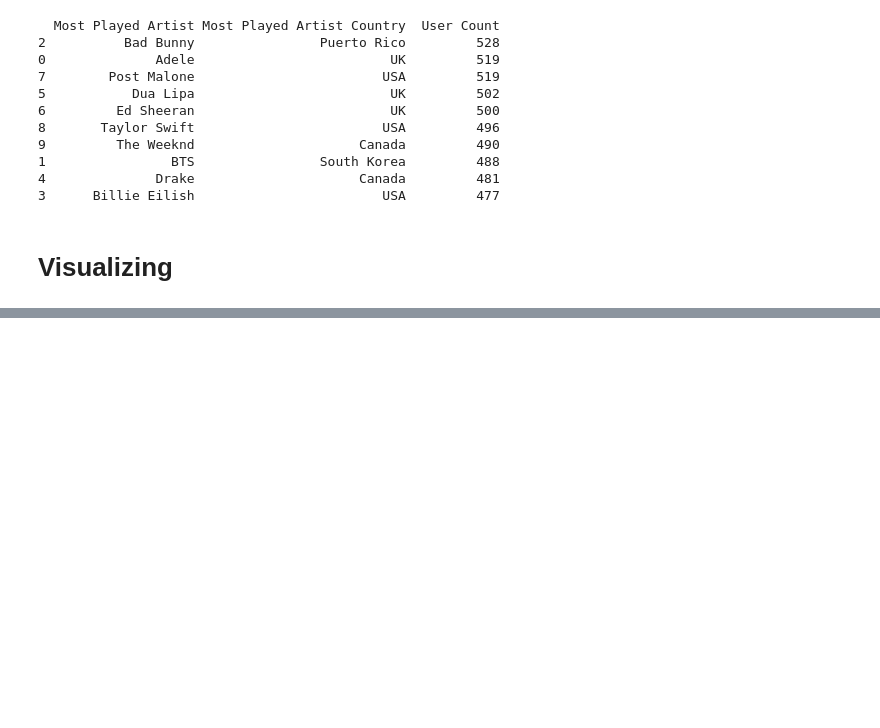
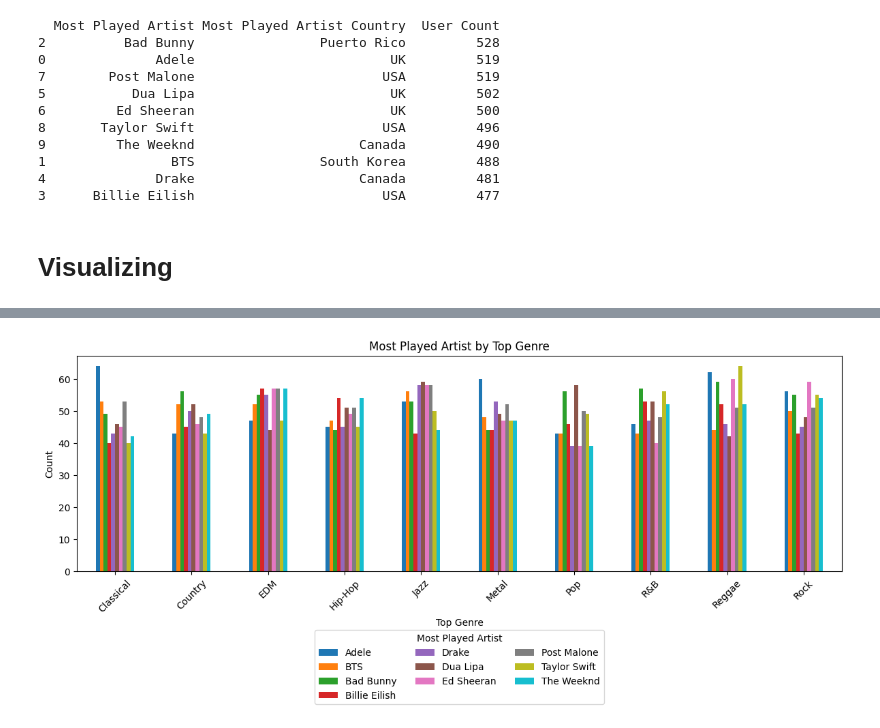
Before and after one commit to dvm14/spotify_magnified, a Jupyter notebook: src/exploratory_data_analysis.ipynb, the cells around one changed output, grey strips where cells are left out. Cells and saved outputs as stored; diff of their text form; code cells hidden in the pictures; blank space fills up the shorter version.

```diff
--- a/src/exploratory_data_analysis.ipynb
+++ b/src/exploratory_data_analysis.ipynb
@@ -623,0 +713,12 @@ fig.show()
+# %%
+crosstab = pd.crosstab(df['Top Genre'], df['Most Played Artist'])
+crosstab.plot(kind='bar', figsize=(12, 6))
+plt.title('Most Played Artist by Top Genre')
+plt.xlabel('Top Genre')
+plt.ylabel('Count')
+plt.xticks(rotation=45)
+plt.legend(title='Most Played Artist', bbox_to_anchor=(0.5, -0.25), loc='upper center', ncol=3)
+plt.tight_layout()
+plt.show()
+# %% [output]
+[figure, added]
```
Also changed, not shown: parts of 16 cells of this notebook, 1 other file.
